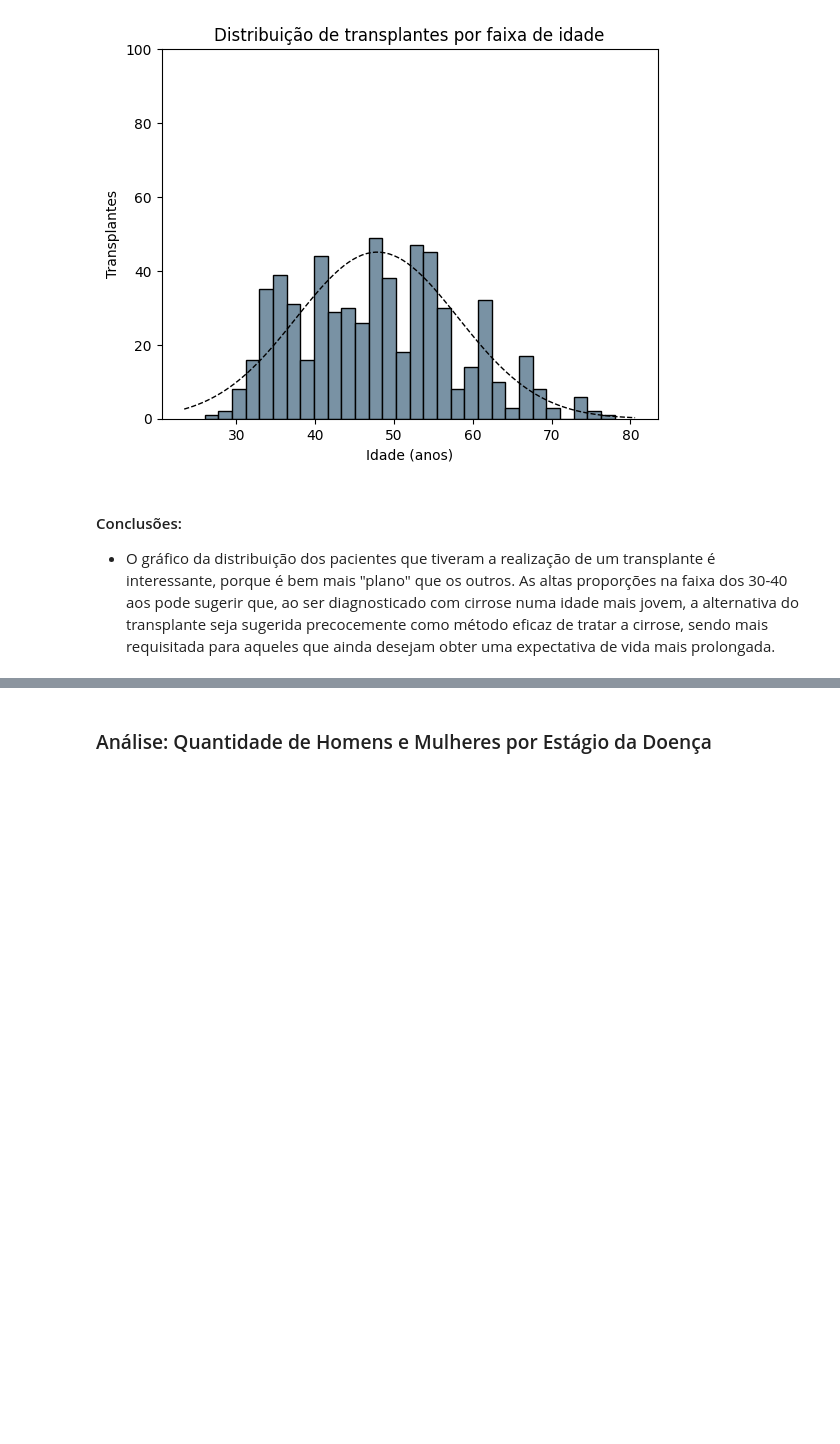
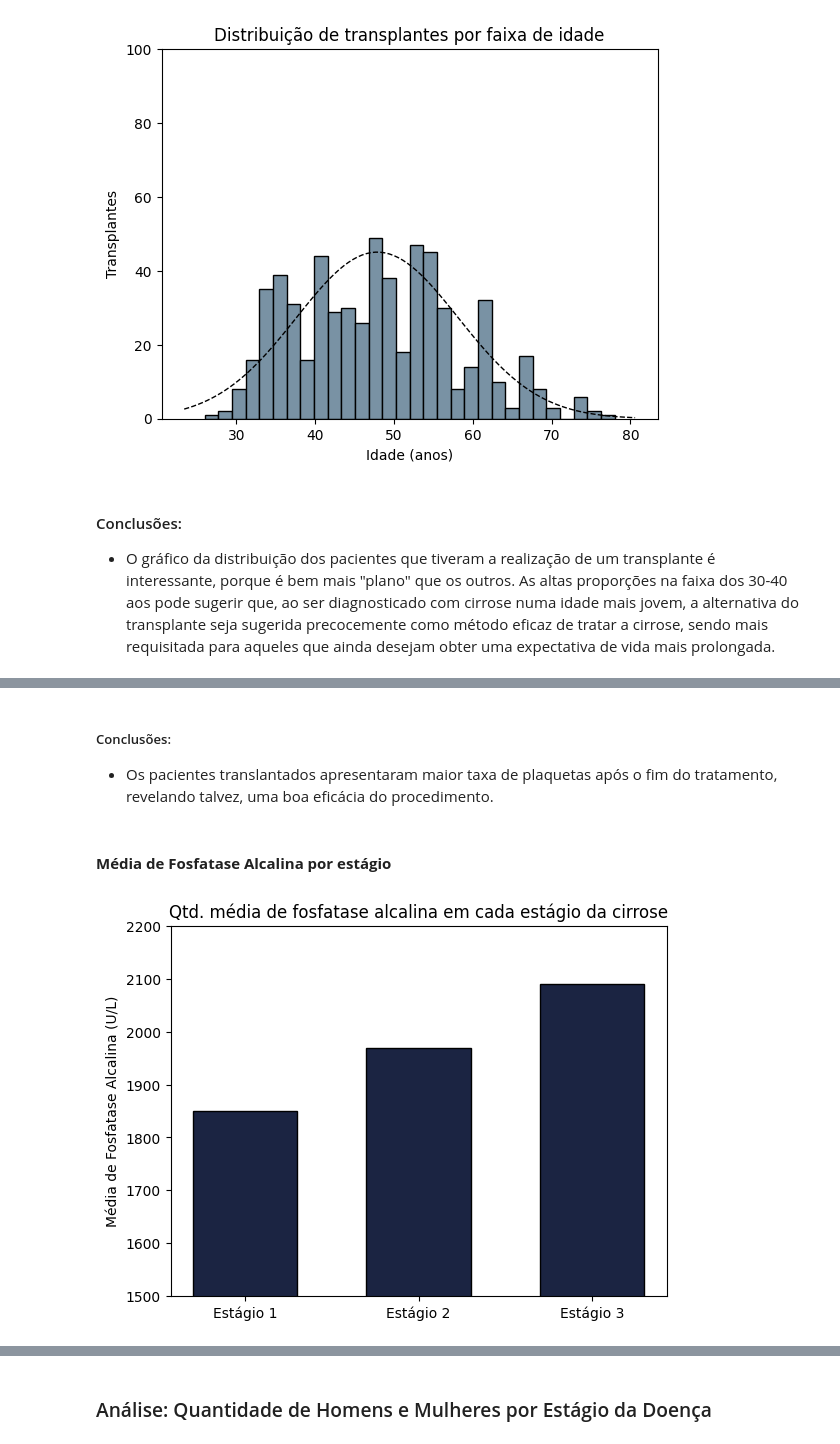
Before and after one commit to rodrigo0567/Cirrosifier-TRAINEES1, a Jupyter notebook: notebooks/eda_completo.ipynb, the cells around one changed output, grey strips where cells are left out. Saved outputs shown, nothing was run; the diff lists cells and outputs as text; code cells hidden in the pictures; blank space fills up the shorter version.

```diff
--- a/notebooks/eda_completo.ipynb
+++ b/notebooks/eda_completo.ipynb
@@ -962,0 +1251,18 @@ plt.show()
+# %% [markdown]
+##### Conclusões:
+* Os pacientes translantados apresentaram maior taxa de plaquetas após o fim do tratamento, revelando talvez, uma boa eficácia do procedimento.
+# %% [markdown]
+#### **Média de Fosfatase Alcalina por estágio**
+# %%
+# Média de fosfatase alcalina por estágio
+stages = ['Estágio 1', 'Estágio 2', 'Estágio 3']
+phosValues = stage_means('Fosfatase_Alcalina (U/L)')
+
+plt.bar(stages, phosValues, width=0.6, edgecolor='black', color='#1b2442')
+plt.ylabel("Média de Fosfatase Alcalina (U/L)")
+plt.title("Qtd. média de fosfatase alcalina em cada estágio da cirrose")
+plt.ylim(1500, 2200)
+
+plt.show()
+# %% [output]
+[figure, added]
```
Also changed, not shown: parts of 142 cells of this notebook.
